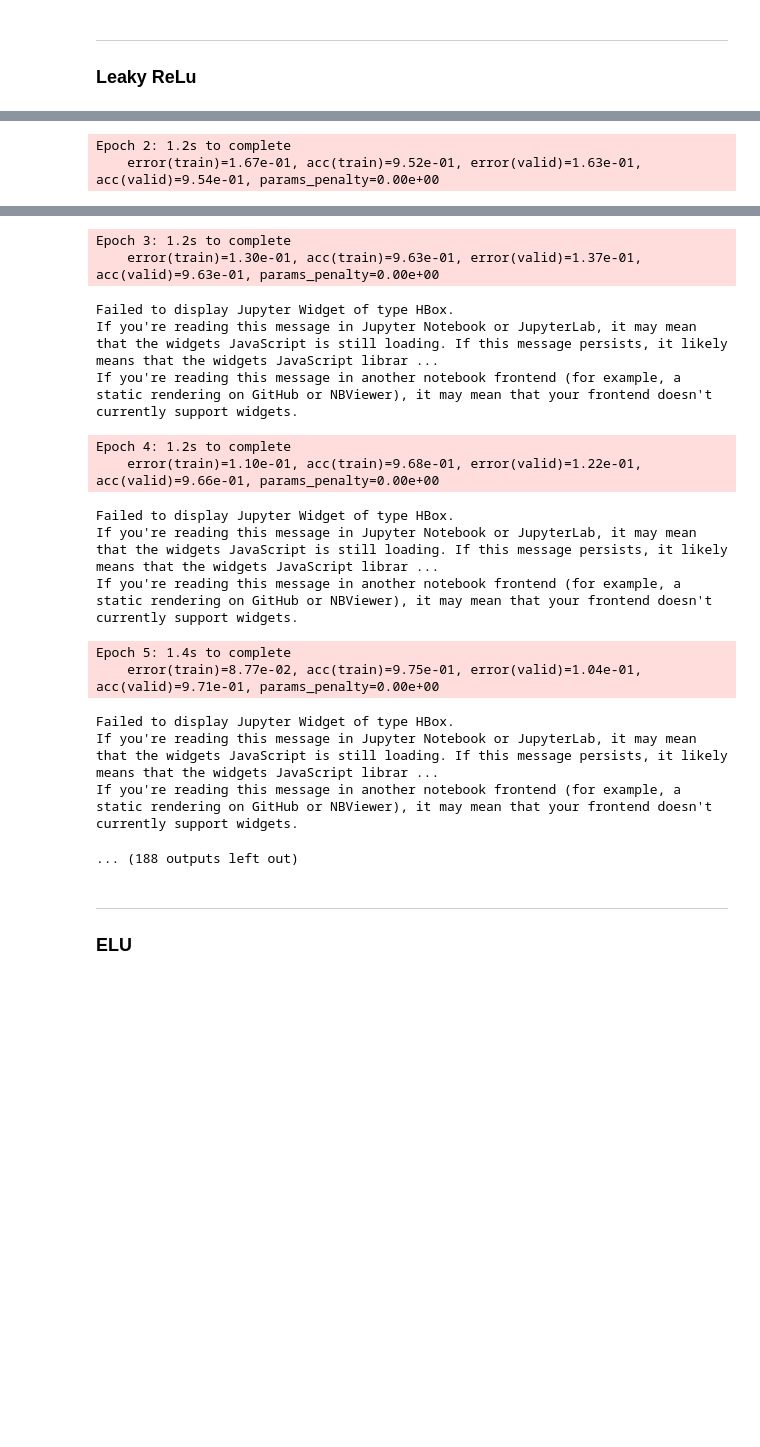
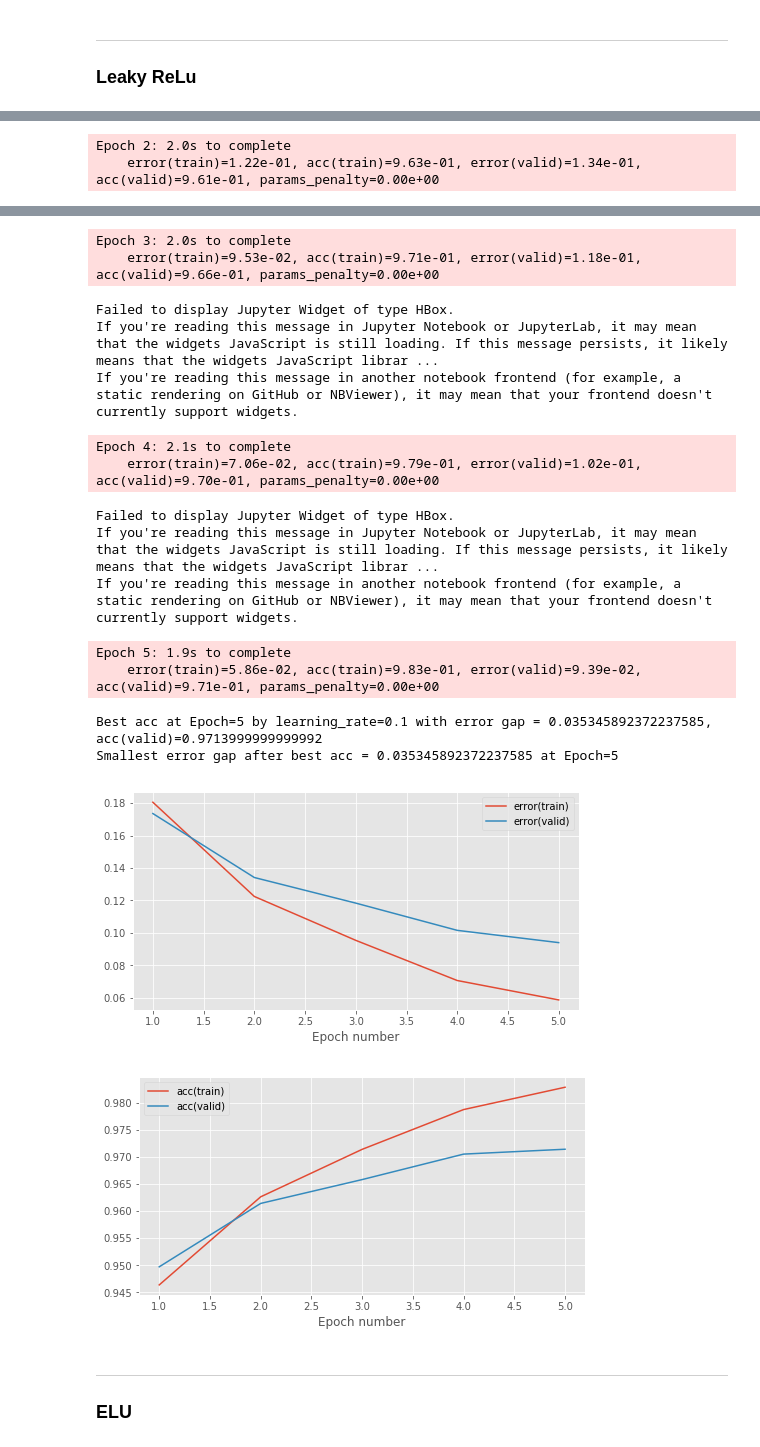
Before and after one commit to ErRos2107/Deep-neural-network, a Jupyter notebook: notebooks/Coursework_1.ipynb, the cells around one changed output, grey strips where cells are left out. Cells and saved outputs as stored; diff of their text form; code cells hidden in the pictures; blank space fills up the shorter version.

```diff
--- a/notebooks/Coursework_1.ipynb
+++ b/notebooks/Coursework_1.ipynb
@@ -237,10 +272,13 @@ from mlp.learning_rules import GradientDescentLearningRule
 from mlp.optimisers import Optimiser
 
 # Leaky ReLu
-MNISTDataProvider.reset
+rng = np.random.RandomState(seed)
+#MNISTDataProvider.reset
+train_data.reset()
+valid_data.reset()
 #setup hyperparameters
-learning_rate = 0.01
-num_epochs = 100
+learning_rate = 0.1
+num_epochs = 5
 stats_interval = 1
 input_dim, output_dim, hidden_dim = 784, 10, 100
 
@@ -265,8 +303,16 @@ stats_lrelu_2, keys, run_time, fig_1_lrelu_2, ax_1, fig_2_lrelu_2, ax_2 = train_
 fig_1_lrelu_2.savefig('error_Leaky_ReLu_learning_rate_{}.pdf'.format(learning_rate))
 fig_2_lrelu_2.savefig('accuracy_Leaky_ReLu_learning_rate_{}.pdf'.format(learning_rate))
 
-_  = stats_lrelu_2[1:, keys['acc(valid)']]
-print('Best at learning_rate={} Epoch={} for validation_acc={}'.format(learning_rate, np.argmax(_)+1, max(_)))
+_  = stats_lrelu_2
+error_valid= _[1:, keys['error(valid)']]
+error_train= _[1:, keys['error(train)']]
+acc_valid = _[1:, keys['acc(valid)']]
+overfitting = error_valid-error_train
+print('Best acc at Epoch={} by learning_rate={} with error gap = {},  acc(valid)={}'.
+      format(np.argmax(acc_valid)+1,learning_rate, overfitting[np.argmax(acc_valid)], max(acc_valid)))
+
+print('Smallest error gap after best acc = {} at Epoch={}'.
+      format(min(overfitting[np.argmax(acc_valid):]),np.argmin(overfitting[np.argmax(acc_valid):])+np.argmax(acc_valid)+1))
 # %% [output]
 Failed to display Jupyter Widget of type HBox.
 If you're reading this message in Jupyter Notebook or JupyterLab, it may mean that the widgets JavaScript is still loading. If this message persists, it likely means that the widgets JavaScript librar ...
@@ -279,27 +325,27 @@ Epoch 1: 1.8s to complete
 Failed to display Jupyter Widget of type HBox.
 If you're reading this message in Jupyter Notebook or JupyterLab, it may mean that the widgets JavaScript is still loading. If this message persists, it likely means that the widgets JavaScript librar ...
 If you're reading this message in another notebook frontend (for example, a static rendering on GitHub or NBViewer), it may mean that your frontend doesn't currently support widgets.
-Epoch 2: 1.2s to complete
-    error(train)=1.67e-01, acc(train)=9.52e-01, error(valid)=1.63e-01, acc(valid)=9.54e-01, params_penalty=0.00e+00
+Epoch 2: 2.0s to complete
+    error(train)=1.22e-01, acc(train)=9.63e-01, error(valid)=1.34e-01, acc(valid)=9.61e-01, params_penalty=0.00e+00
 Failed to display Jupyter Widget of type HBox.
 If you're reading this message in Jupyter Notebook or JupyterLab, it may mean that the widgets JavaScript is still loading. If this message persists, it likely means that the widgets JavaScript librar ...
 If you're reading this message in another notebook frontend (for example, a static rendering on GitHub or NBViewer), it may mean that your frontend doesn't currently support widgets.
-Epoch 3: 1.2s to complete
-    error(train)=1.30e-01, acc(train)=9.63e-01, error(valid)=1.37e-01, acc(valid)=9.63e-01, params_penalty=0.00e+00
+Epoch 3: 2.0s to complete
+    error(train)=9.53e-02, acc(train)=9.71e-01, error(valid)=1.18e-01, acc(valid)=9.66e-01, params_penalty=0.00e+00
 Failed to display Jupyter Widget of type HBox.
 If you're reading this message in Jupyter Notebook or JupyterLab, it may mean that the widgets JavaScript is still loading. If this message persists, it likely means that the widgets JavaScript librar ...
 If you're reading this message in another notebook frontend (for example, a static rendering on GitHub or NBViewer), it may mean that your frontend doesn't currently support widgets.
-Epoch 4: 1.2s to complete
-    error(train)=1.10e-01, acc(train)=9.68e-01, error(valid)=1.22e-01, acc(valid)=9.66e-01, params_penalty=0.00e+00
+Epoch 4: 2.1s to complete
+    error(train)=7.06e-02, acc(train)=9.79e-01, error(valid)=1.02e-01, acc(valid)=9.70e-01, params_penalty=0.00e+00
 Failed to display Jupyter Widget of type HBox.
 If you're reading this message in Jupyter Notebook or JupyterLab, it may mean that the widgets JavaScript is still loading. If this message persists, it likely means that the widgets JavaScript librar ...
 If you're reading this message in another notebook frontend (for example, a static rendering on GitHub or NBViewer), it may mean that your frontend doesn't currently support widgets.
-Epoch 5: 1.4s to complete
-    error(train)=8.77e-02, acc(train)=9.75e-01, error(valid)=1.04e-01, acc(valid)=9.71e-01, params_penalty=0.00e+00
+Epoch 5: 1.9s to complete
+    error(train)=5.86e-02, acc(train)=9.83e-01, error(valid)=9.39e-02, acc(valid)=9.71e-01, params_penalty=0.00e+00
-Failed to display Jupyter Widget of type HBox.
-If you're reading this message in Jupyter Notebook or JupyterLab, it may mean that the widgets JavaScript is still loading. If this message persists, it likely means that the widgets JavaScript librar ...
-If you're reading this message in another notebook frontend (for example, a static rendering on GitHub or NBViewer), it may mean that your frontend doesn't currently support widgets.
+Best acc at Epoch=5 by learning_rate=0.1 with error gap = 0.035345892372237585,  acc(valid)=0.9713999999999992
+Smallest error gap after best acc = 0.035345892372237585 at Epoch=5
-... (188 outputs left out)
+[figure, added]
+[figure, added]
 # %% [markdown]
 
 ----
```
Also changed, not shown: parts of 60 cells of this notebook, 2 other files.
